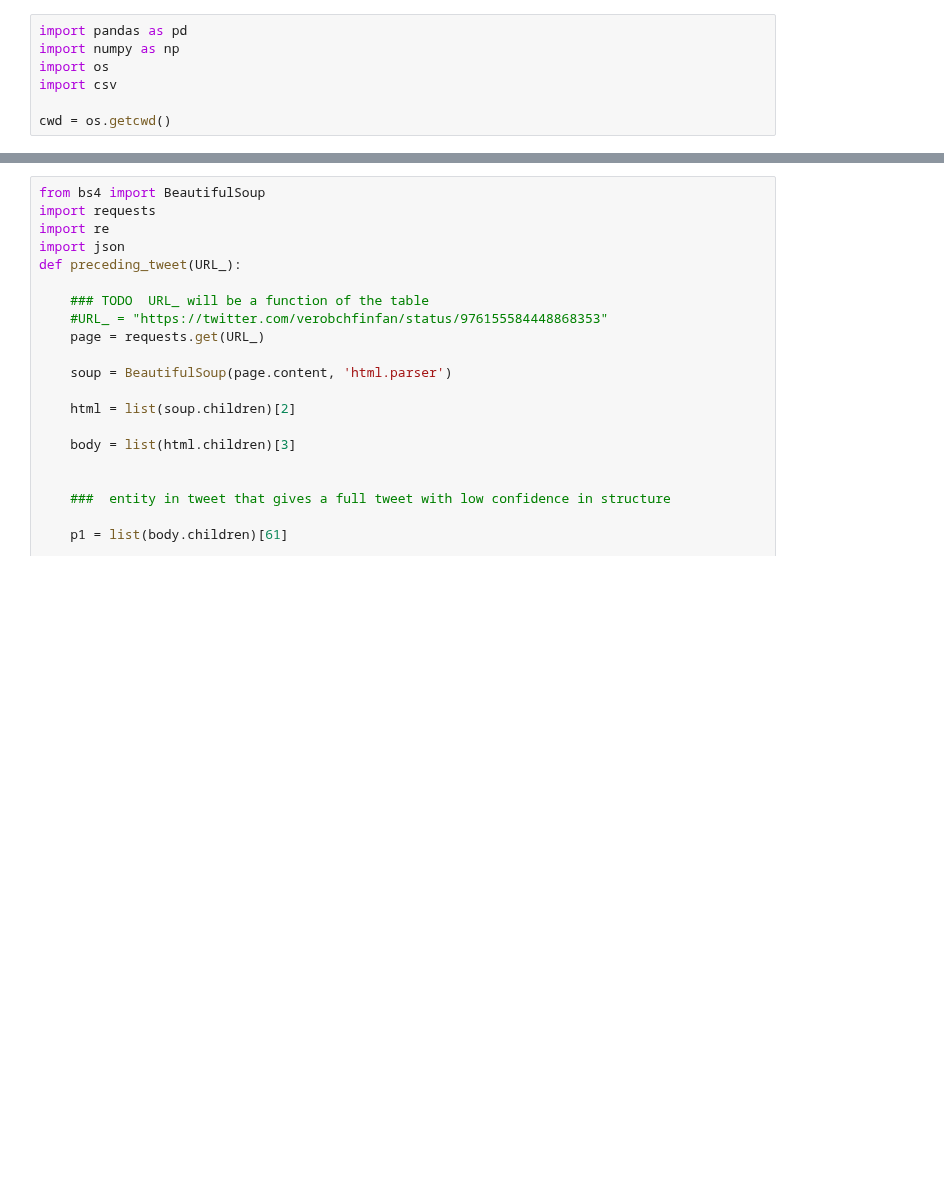
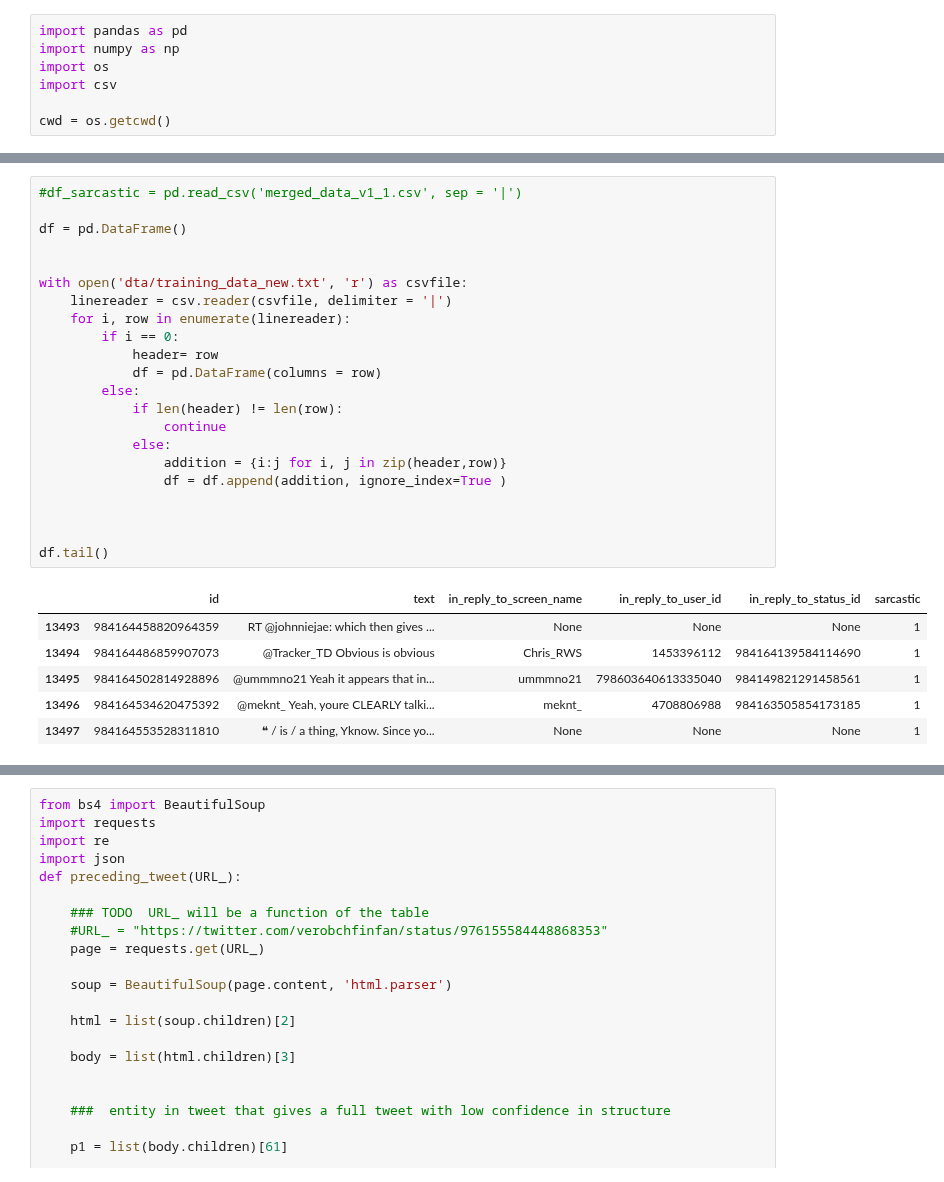
Before and after one commit to sgrimald89/sarcasm_detection_w266, a Jupyter notebook: Clean_webscrape.ipynb, the cells around one changed output, grey strips where cells are left out. Saved outputs shown, nothing was run; the diff lists cells and outputs as text; blank space fills up the shorter version.

```diff
--- a/Clean_webscrape.ipynb
+++ b/Clean_webscrape.ipynb
@@ -21 +30,30 @@ tail: cannot open 'dta/training_data_new.txt' for reading: No such file or direc
+# %%
+#df_sarcastic = pd.read_csv('merged_data_v1_1.csv', sep = '|')
+
+df = pd.DataFrame()
+
+
+with open('dta/training_data_new.txt', 'r') as csvfile:
+    linereader = csv.reader(csvfile, delimiter = '|')
+    for i, row in enumerate(linereader):
+        if i == 0:
+            header= row
+            df = pd.DataFrame(columns = row)
+        else:
+            if len(header) != len(row):
+                continue
+            else:
+                addition = {i:j for i, j in zip(header,row)}
+                df = df.append(addition, ignore_index=True )
+
+
+
+df.tail()
+# %% [output]
+|  | id | text | in_reply_to_screen_name | in_reply_to_user_id | in_reply_to_status_id | sarcastic |
+| 13493 | 984164458820964359 | RT @johnniejae: which then gives ... | None | None | None | 1 |
+| 13494 | 984164486859907073 | @Tracker_TD Obvious is obvious | Chris_RWS | 1453396112 | 984164139584114690 | 1 |
+| 13495 | 984164502814928896 | @ummmno21 Yeah it appears that in... | ummmno21 | 798603640613335040 | 984149821291458561 | 1 |
+| 13496 | 984164534620475392 | @meknt_ Yeah, youre CLEARLY talki... | meknt_ | 4708806988 | 984163505854173185 | 1 |
+| 13497 | 984164553528311810 | ❝ / is / a thing, Yknow. Since yo... | None | None | None | 1 |
 # %%
```
Also changed, not shown: parts of 16 cells of this notebook, 6 other files.
